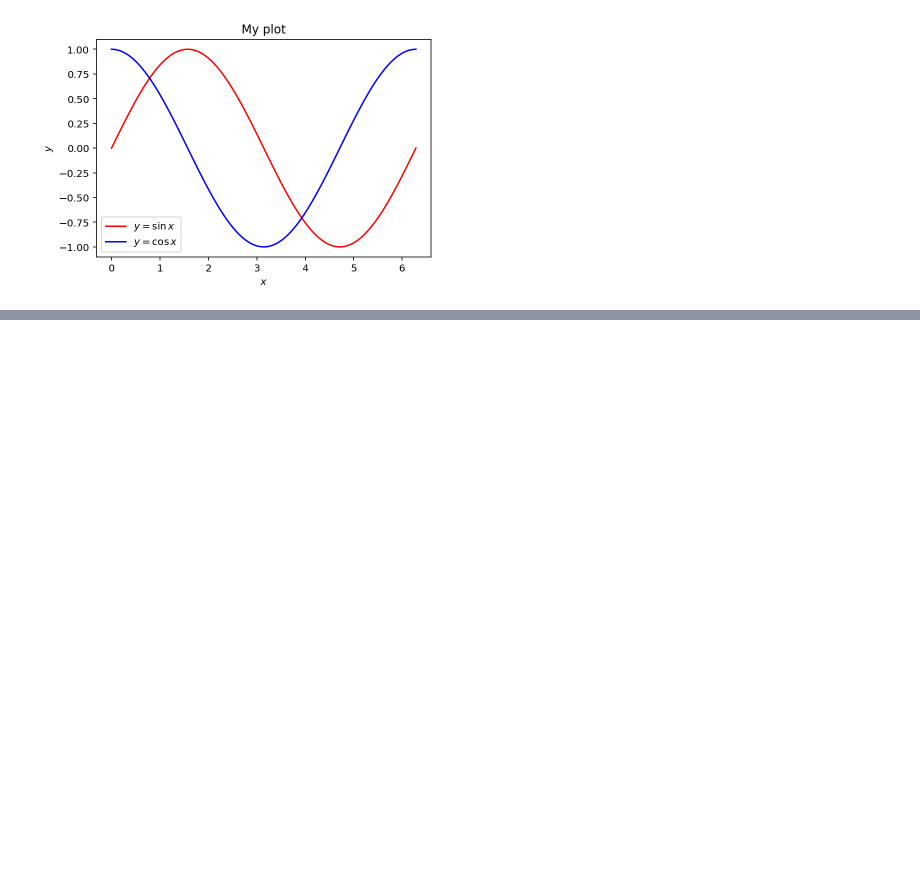
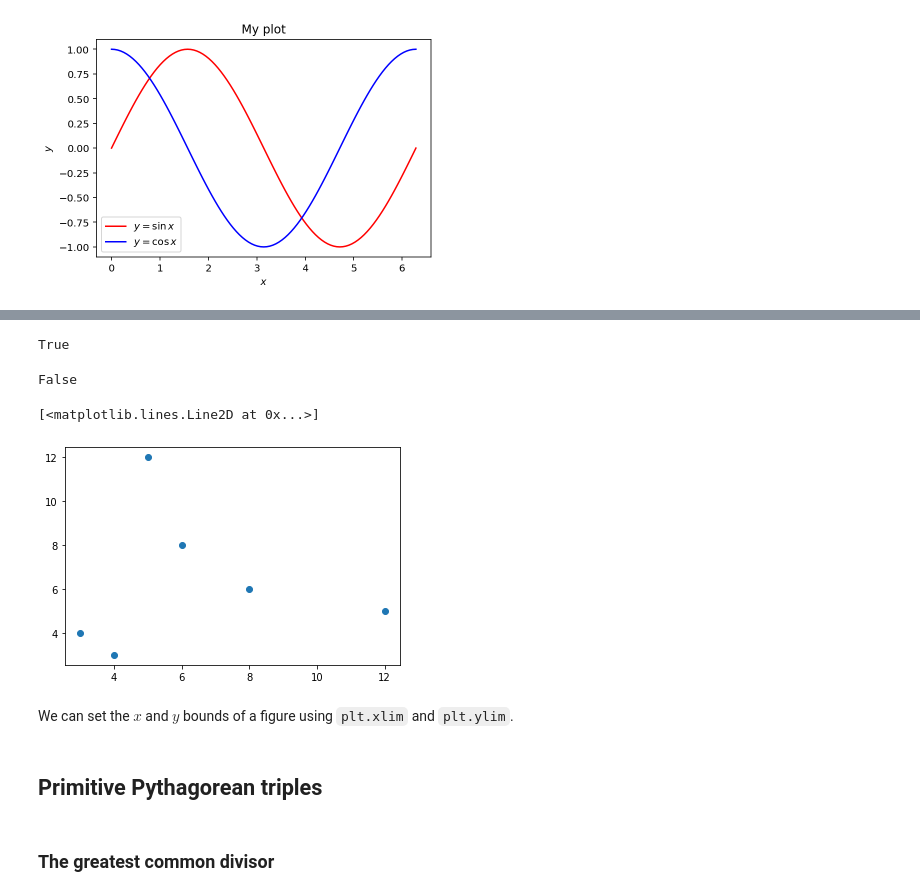
Before and after one commit to jllottes/jllottes.github.io, a Jupyter notebook: _static/weekly_notebooks/week04_notebook.ipynb, the cells around one changed output, grey strips where cells are left out. Saved outputs shown, nothing was run; the diff lists cells and outputs as text; code cells hidden in the pictures; blank space fills up the shorter version.

```diff
--- a/_static/weekly_notebooks/week04_notebook.ipynb
+++ b/_static/weekly_notebooks/week04_notebook.ipynb
@@ -409,0 +438,29 @@ Text(0.5, 1.0, 'My plot')
+# %%
+a = 3
+b = 4
+
+c = sqrt(a**2 + b**2)
+print(c == int(c))
+# %% [output]
+True
+# %%
+a = 1
+b = 2
+c = round(sqrt(a**2 + b**2))    # This is the closest integer to sqrt(a**2 + b**2)
+print(a**2 + b**2 == c**2)
+# %% [output]
+False
+# %%
+triples = [(3,4,5),(5,12,13),(6,8,10)]
+
+triples += [(b,a,c) for (a,b,c) in triples if a != b]
+# %%
+a_list = [a for (a,b,c) in triples]
+b_list = [b for (a,b,c) in triples]
+
+plt.plot(a_list,b_list,'o')
+# %% [output]
+[<matplotlib.lines.Line2D at 0x...>]
+[figure, added]
+# %% [markdown]
+We can set the $x$ and $y$ bounds of a figure using `plt.xlim` and `plt.ylim`.
@@ -409,0 +480,4 @@ Text(0.5, 1.0, 'My plot')
+# %% [markdown]
+## Primitive Pythagorean triples
+# %% [markdown]
+### The greatest common divisor
```
Also changed, not shown: parts of 17 cells of this notebook, 58 other files.
